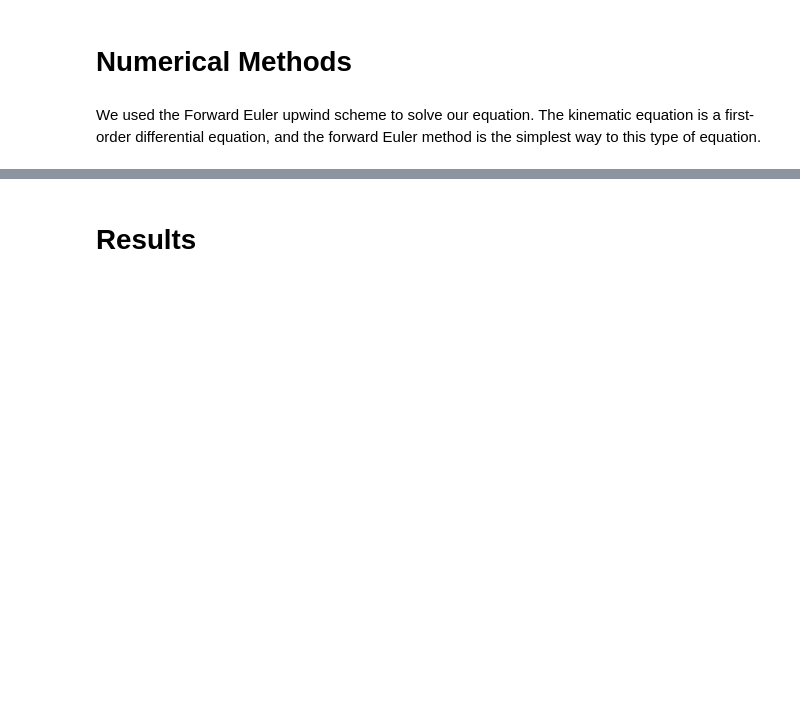
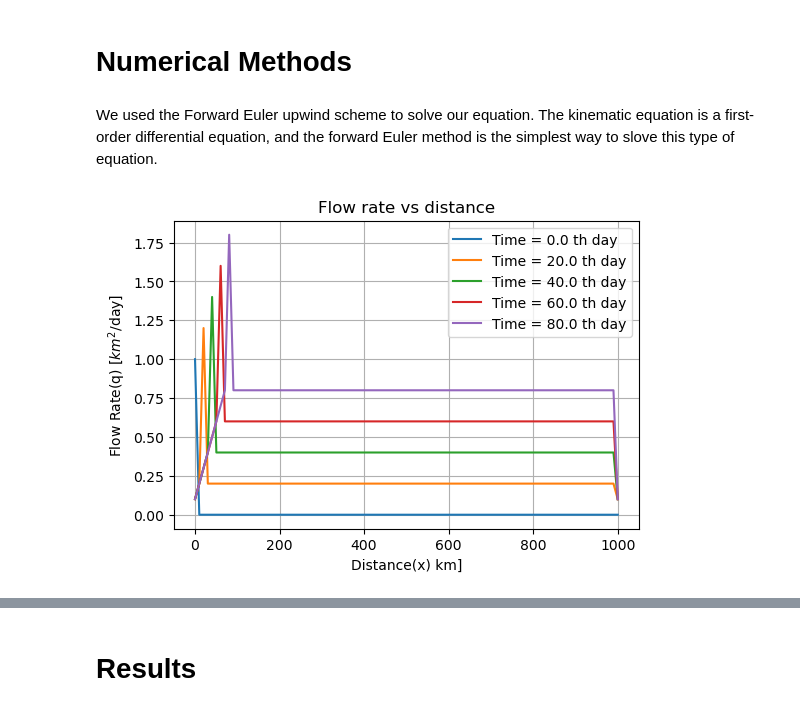
Before and after one commit to samisaurin/easfinal, a Jupyter notebook: eas2.ipynb, the cells around one changed output, grey strips where cells are left out. Cells and saved outputs as stored; diff of their text form; code cells hidden in the pictures; blank space fills up the shorter version.

```diff
--- a/eas2.ipynb
+++ b/eas2.ipynb
@@ -17,7 +17,64 @@ This equation was derived from this equation: $\frac{\partial q}{\partial x} + \
 # %% [markdown]
 # Numerical Methods
 # %% [markdown]
-We used the Forward Euler upwind scheme to solve our equation. The kinematic equation is a first-order differential equation, and the forward Euler method is the simplest way to this type of equation.
+We used the Forward Euler upwind scheme to solve our equation. The kinematic equation is a first-order differential equation, and the forward Euler method is the simplest way to slove this type of equation.
+# %%
+import numpy as np
+from scipy.sparse import spdiags
+import matplotlib.pyplot as plt
+
+L = 1000  # Glacier length (kilometers)
+T = 100  # Total simulation time (days)
+dx = 10  # Spatial step (kilometers)
+dt = 10  # Time step (days)
+c = 1   # wave velocity (km/day)
+
+nx = int(L / dx)
+nt = int(T / dt)
+
+x = np.linspace(0, L, nx)
+t = np.linspace(0, T, nt)
+
+# Accumulation
+def a(x, t):
+    return .01
+# Initial and boundary conditions
+q = np.zeros((nt, nx))
+q[0, :] = np.exp(-x)  # Initial condition
+
+# Advection matrix
+Cr = c * dt / dx
+data = np.array([Cr * np.ones(nx), (1 - Cr) * np.ones(nx)])
+diags = np.array([-1, 0])
+M = spdiags(data, diags, nx, nx).toarray()
+
+# Boundary conditions
+M[0, 0] = 0  # Left boundary condition
+M[-1, -1] = 0  # Right boundary condition
+M[-1, -2] = 0  # Right boundary condition (no flux)
+
+#loop
+for n in range(1, nt):
+    C = q[n-1, :]
+    Cnew = np.matmul(M, C)
+
+    Cnew += dt * a(x, t[n])
+
+    q[n, :] = Cnew
+
+# Plot
+plt.figure(figsize=(6, 4))
+for n in range(0, nt, nt // 5):
+    plt.plot(x, q[n, :], label=f'Time = {n * dt:.1f} th day')
+
+plt.xlabel('Distance(x) km]')
+plt.ylabel('Flow Rate(q) [$km^2$/day]')
+plt.title('Flow rate vs distance')
+plt.legend()
+plt.grid()
+plt.show()
+# %% [output]
+[figure, added]
 # %%
 import numpy as np
 from scipy.sparse import spdiags
```
Also changed, not shown: parts of 10 cells of this notebook.
